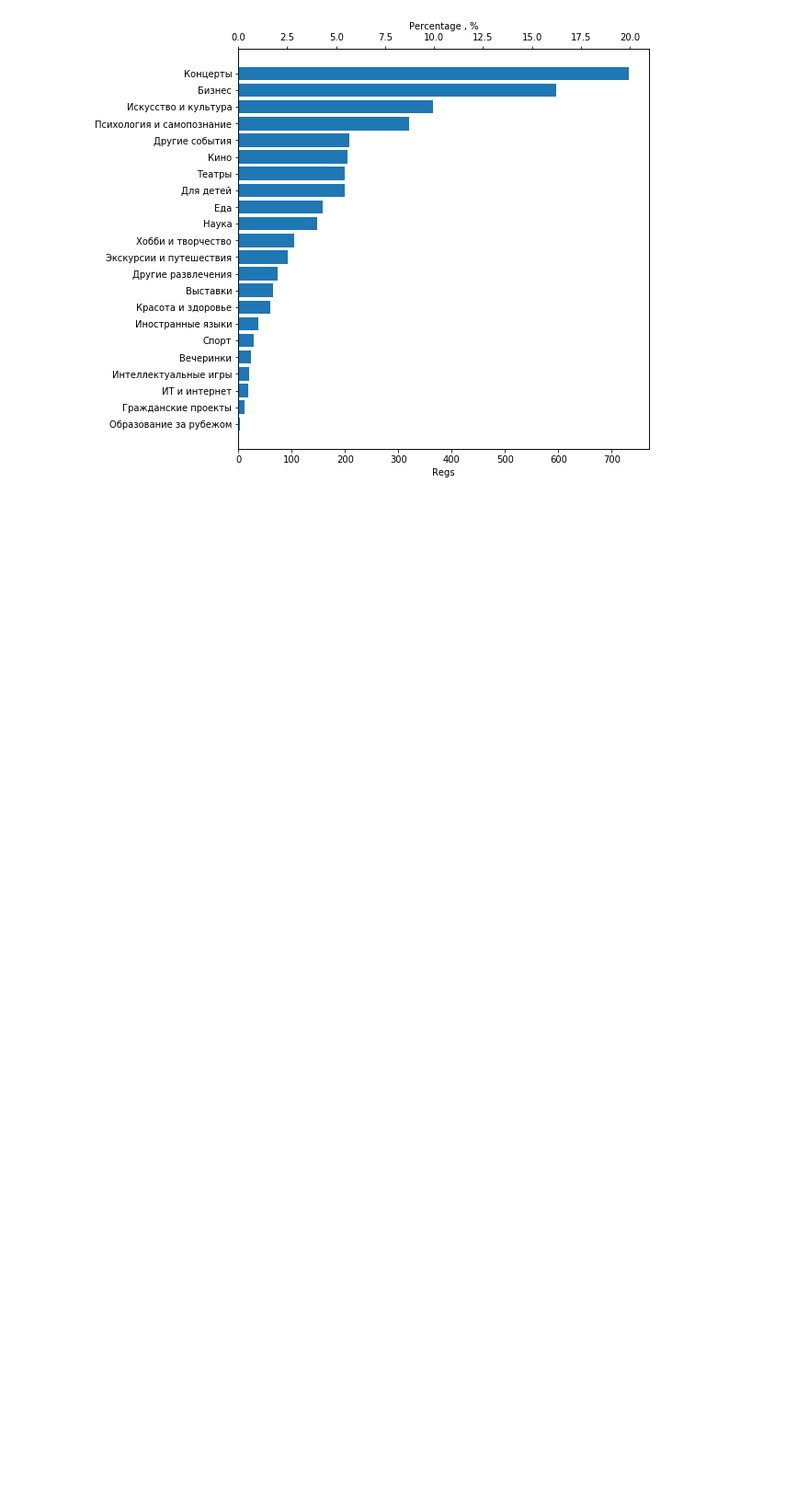
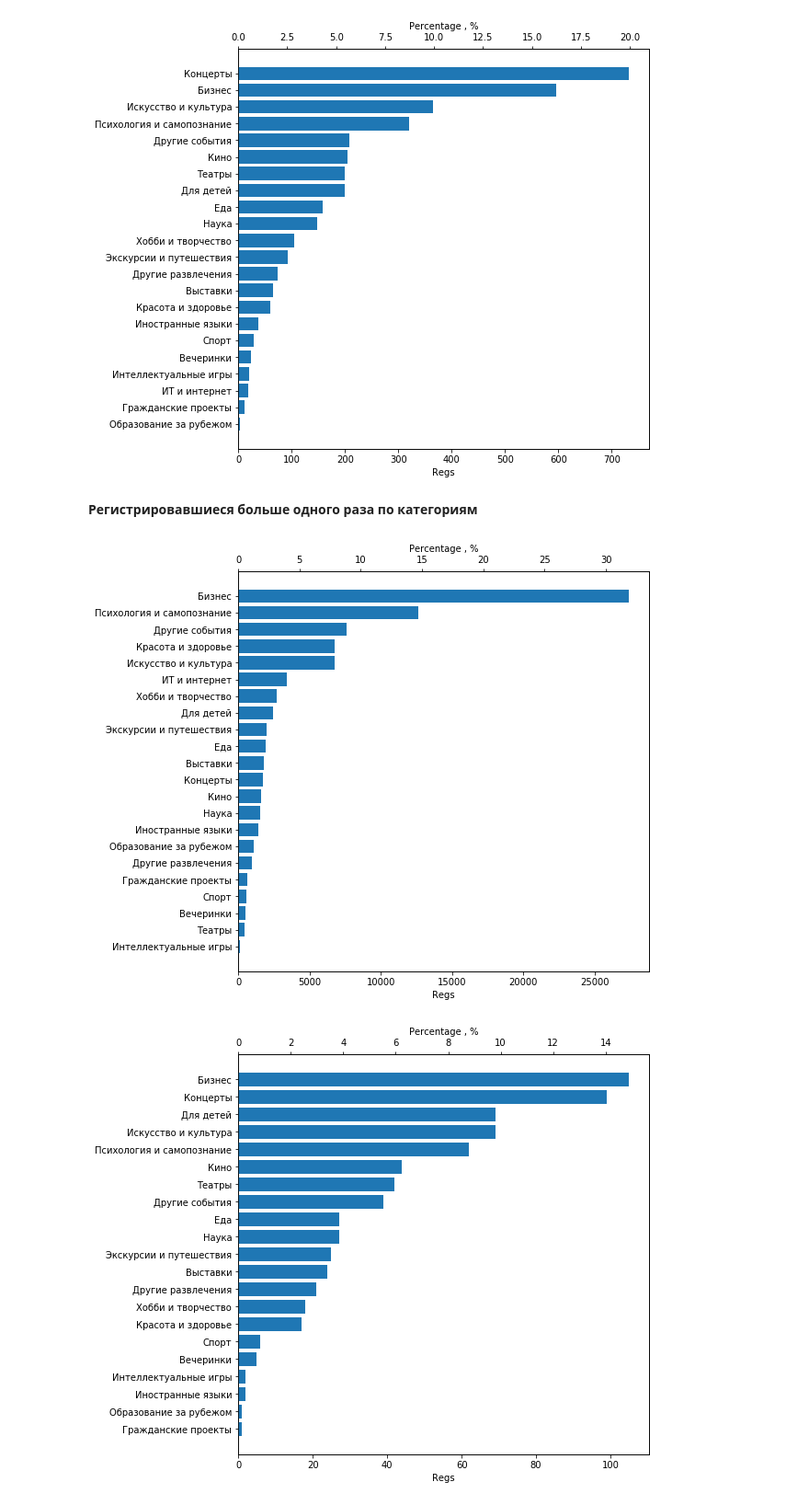
Before and after one commit to mraklay/python_templates, a Jupyter notebook: Timepad_test.ipynb, the cells around one changed output. Shown: that part at 92% size. Drawn from its saved outputs; the diff is of its cells as text; code cells hidden in the pictures; blank space fills up the shorter version.

```diff
--- a/Timepad_test.ipynb
+++ b/Timepad_test.ipynb
@@ -122,3 +133,43 @@ plt.show()
 # %% [output]
 [figure]
 [figure]
+# %% [markdown]
+__Регистрировавшиеся больше одного раза по категориям__
+# %%
+emails_loyal = grouped.loc[grouped['event_id']> 1].index
+#emails =grouped_cat.loc[grouped_cat]
+loyal = part1.loc[part1['email'].isin(emails_loyal)]
+loyal_grouped_cat= loyal.groupby(['name']).count()
+loyal_grouped_cat['percentage']=100*loyal_grouped_cat['reg_created']/loyal_grouped_cat['reg_created'].sum()
+sort_loyal_group = loyal_grouped_cat.sort_values('reg_created', axis=0, ascending=True, inplace=False, kind='quicksort', na_position='last')
+# %%
+pay_emails_loyal = pay_grouped.loc[pay_grouped['event_id']> 1].index
+#emails =grouped_cat.loc[grouped_cat]
+#pay_loyal = part1.loc[part1['email'].isin(emails_loyal)]
+pay_loyal = pay_only.loc[pay_only['email'].isin(pay_emails_loyal)]
+pay_loyal_grouped_cat= pay_loyal.groupby(['name']).count()
+pay_loyal_grouped_cat['percentage']=100*pay_loyal_grouped_cat['reg_created']/pay_loyal_grouped_cat['reg_created'].sum()
+sort_pay_loyal_group = pay_loyal_grouped_cat.sort_values('reg_created', axis=0, ascending=True, inplace=False, kind='quicksort', na_position='last')
+# %%
+fig, ax1 = plt.subplots()
+#plt.subplot(1, 1, 1)
+ax1.barh(sort_loyal_group.index, sort_loyal_group['reg_created'])
+ax1.set_xlabel('Regs')
+ax2 = ax1.twiny()
+#plt.subplot(1, 2, 1)
+ax2.barh(sort_loyal_group.index, sort_loyal_group['percentage'])
+ax2.set_xlabel('Percentage , %')
+plt.gcf().set_size_inches(8, 8)
+#платные >1
+fig, ax1 = plt.subplots()
+#plt.subplot(1, 1, 1)
+ax1.barh(sort_pay_loyal_group.index, sort_pay_loyal_group['reg_created'])
+ax1.set_xlabel('Regs')
+ax2 = ax1.twiny()
+#plt.subplot(1, 2, 1)
+ax2.barh(sort_pay_loyal_group.index, sort_pay_loyal_group['percentage'])
+ax2.set_xlabel('Percentage , %')
+plt.gcf().set_size_inches(8, 8)
+# %% [output]
+[figure, added]
+[figure, added]
```
Also changed, not shown: parts of 6 cells of this notebook.
